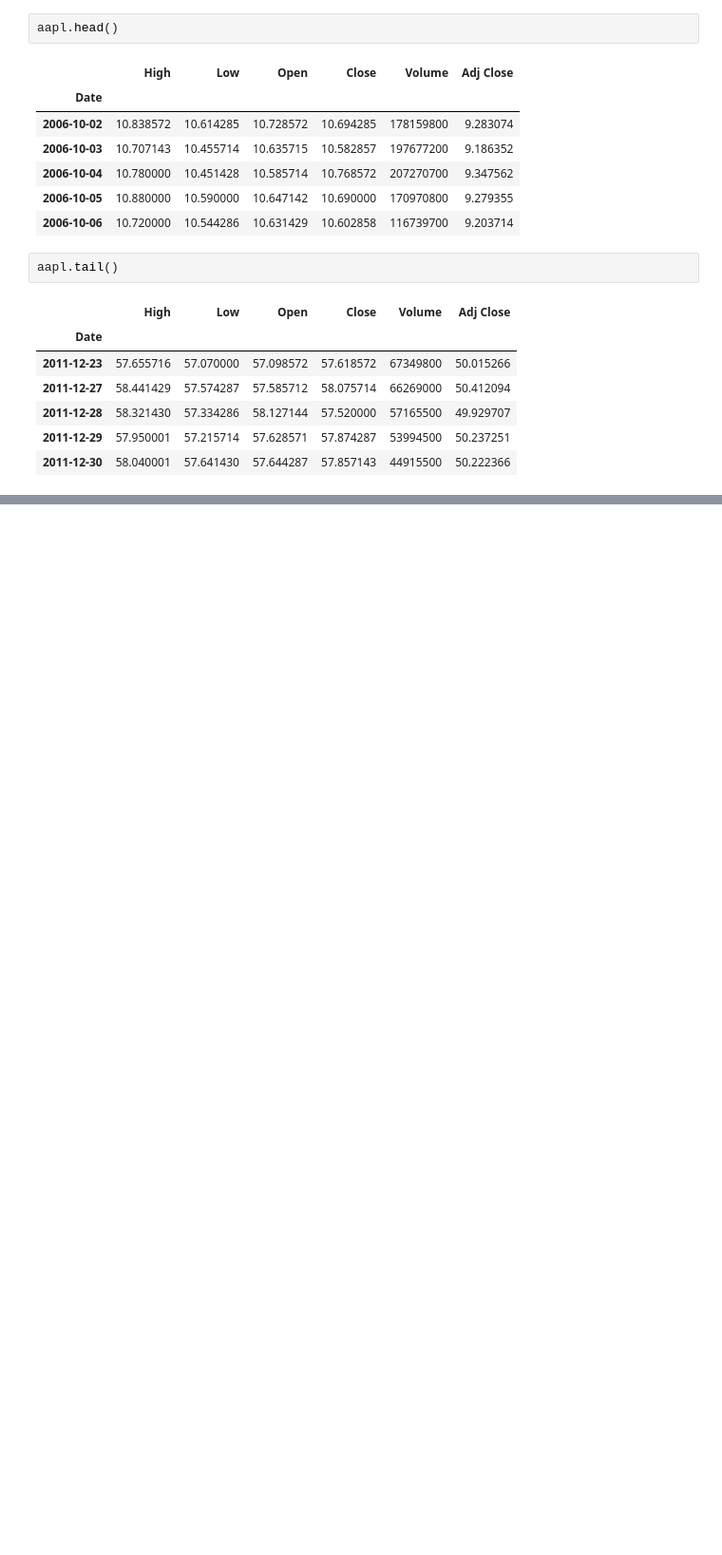
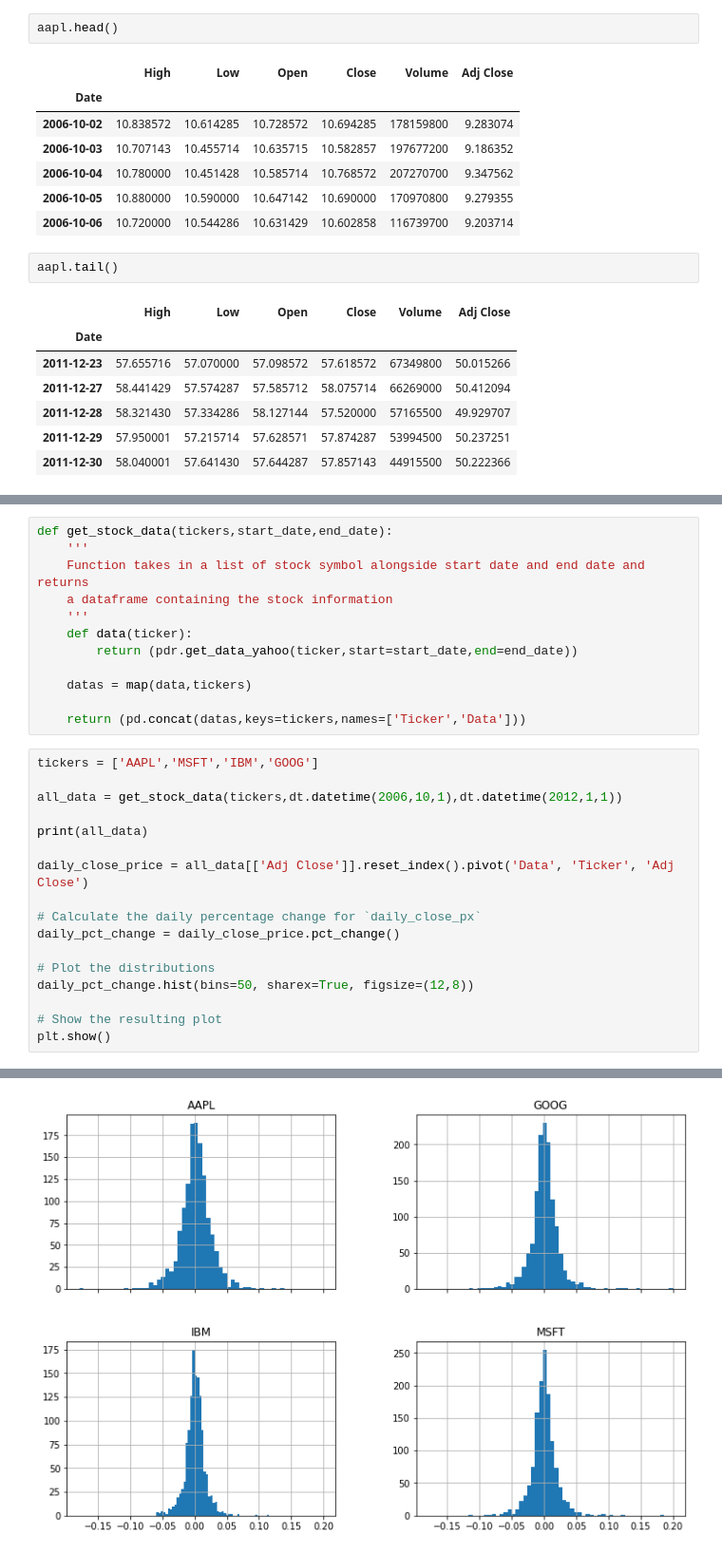
Before and after one commit to Niangmodou/Algorithmic-Trading, a Jupyter notebook: main.ipynb, the cells around one changed output, grey strips where cells are left out. Shown at 95% size. Drawn from its saved outputs; the diff is of its cells as text; blank space fills up the shorter version.

```diff
--- a/main.ipynb
+++ b/main.ipynb
@@ -31,0 +140,30 @@ aapl.tail()
+# %%
+def get_stock_data(tickers,start_date,end_date):
+    '''
+    Function takes in a list of stock symbol alongside start date and end date and returns
+    a dataframe containing the stock information
+    '''
+    def data(ticker):
+        return (pdr.get_data_yahoo(ticker,start=start_date,end=end_date))
+
+    datas = map(data,tickers)
+
+    return (pd.concat(datas,keys=tickers,names=['Ticker','Data']))
+# %%
+tickers = ['AAPL','MSFT','IBM','GOOG']
+
+all_data = get_stock_data(tickers,dt.datetime(2006,10,1),dt.datetime(2012,1,1))
+
+print(all_data)
+
+daily_close_price = all_data[['Adj Close']].reset_index().pivot('Data', 'Ticker', 'Adj Close')
+
+# Calculate the daily percentage change for `daily_close_px`
+daily_pct_change = daily_close_price.pct_change()
+
+# Plot the distributions
+daily_pct_change.hist(bins=50, sharex=True, figsize=(12,8))
+
+# Show the resulting plot
+plt.show()
+# %% [output]
@@ -31,0 +195 @@ aapl.tail()
+[figure, added]
```
Also changed, not shown: parts of 21 cells of this notebook, 1 other file.
